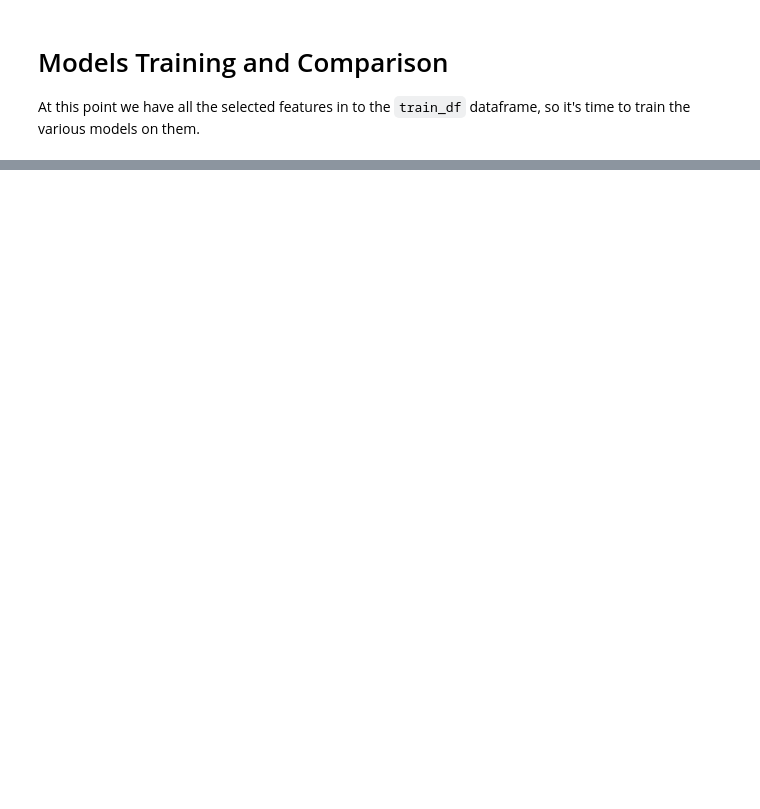
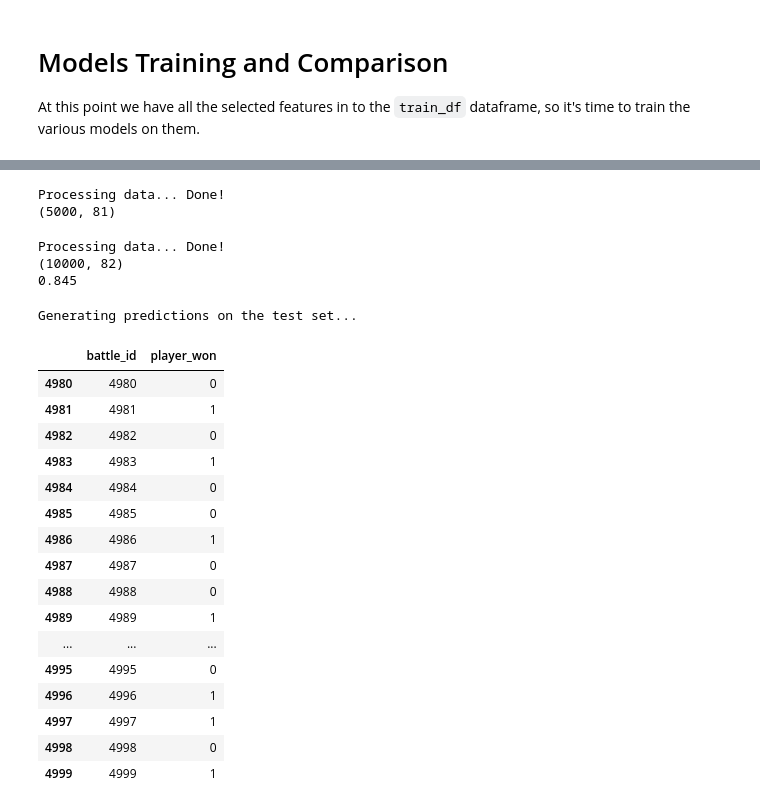
Before and after one commit to alinchet/FDS-Pokemon, a Jupyter notebook: Pokemon_Challenge.ipynb, the cells around one changed output, grey strips where cells are left out. Saved outputs shown, nothing was run; the diff lists cells and outputs as text; code cells hidden in the pictures; blank space fills up the shorter version.

Commit message:
Submission pipeline added.

```diff
--- a/Pokemon_Challenge.ipynb
+++ b/Pokemon_Challenge.ipynb
@@ -331,0 +463,7 @@ test_models(X_train, y_train, X_test, y_test, models)
+# %%
+# Feature extraction from test data
+
+test_df = extract_features(fe.extract_features_minimal, test_data)
+# %% [output]
+Processing data... Done!
+(5000, 81)
@@ -331,0 +475,55 @@ test_models(X_train, y_train, X_test, y_test, models)
+# %%
+# Recreate the full X_train
+train_df = extract_features(fe.extract_features_minimal, train_data)
+remove_bogus_line(train_df, 4877)
+X_train = define_X_y(train_df)
+
+#Train the best model found so far on the full train_data
+X_train, X_test, y_train, y_test = split(X_train, train_df, 0.3, shuffle=True)
+final_model = LinearSVC(max_iter=50_000)
+final_model.fit(X_train, y_train)
+y_pred = final_model.predict(X_test)
+score = accuracy_score(y_test, y_pred)
+print(score)
+
+# ENSEMBLE - Bagging
+#eb_clf = BaggingClassifier(LogisticRegressionCV(), n_jobs=N_JOBS)
+#eb_clf.fit(X_train, train_df['player_won'])
+# %% [output]
+Processing data... Done!
+(10000, 82)
+0.845
+# %%
+print("Generating predictions on the test set...")
+test_predictions = final_model.predict(X_test)
+#y_test = final_model.predict(X_train)
+#score = accuracy_score(y_test, train_df['player_won'])
+#score
+# %% [output]
+Generating predictions on the test set...
+# %%
+# Create submission dataframe
+submission_df = pd.DataFrame({
+    'battle_id': test_df['battle_id'],
+    'player_won': test_predictions
+})
+# %%
+submission_df.tail(20)
+# %% [output]
+|  | battle_id | player_won |
+| 4980 | 4980 | 0 |
+| 4981 | 4981 | 1 |
+| 4982 | 4982 | 0 |
+| 4983 | 4983 | 1 |
+| 4984 | 4984 | 0 |
+| 4985 | 4985 | 0 |
+| 4986 | 4986 | 1 |
+| 4987 | 4987 | 0 |
+| 4988 | 4988 | 0 |
+| 4989 | 4989 | 1 |
+| ... | ... | ... |
+| 4995 | 4995 | 0 |
+| 4996 | 4996 | 1 |
+| 4997 | 4997 | 1 |
+| 4998 | 4998 | 0 |
+| 4999 | 4999 | 1 |
```
Also changed, not shown: parts of 34 cells of this notebook, 1 other file.
